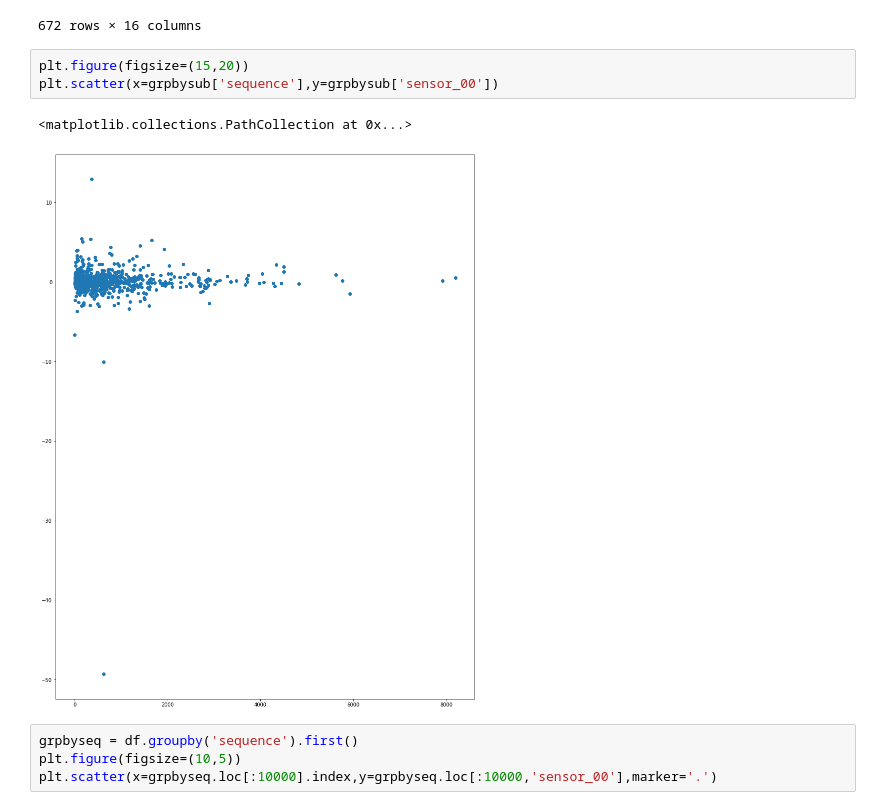
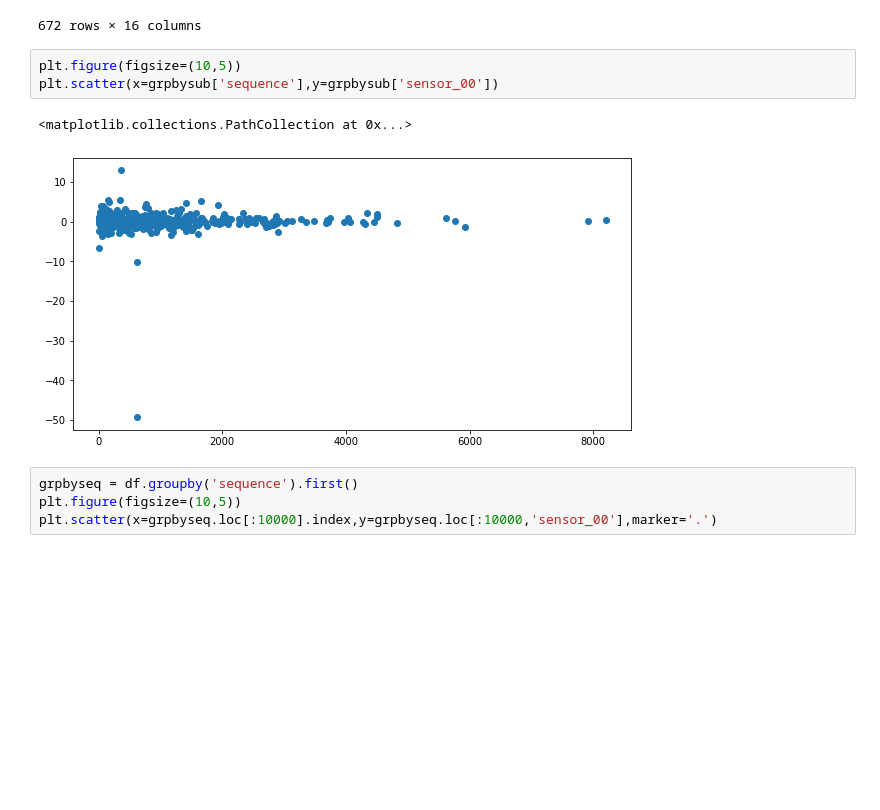
Before and after one commit to tathagatsathe/kaggle, a Jupyter notebook: Tabular Playground Series - Apr 2022.ipynb, the cells around one changed output. Drawn from its saved outputs; the diff is of its cells as text; blank space fills up the shorter version.

```diff
--- a/Tabular Playground Series - Apr 2022.ipynb
+++ b/Tabular Playground Series - Apr 2022.ipynb
@@ -69,11 +69,11 @@ grpbysub
 | 671 | 60 | 0 | 0.019320 | -0.819328 | 0.000000 | 0.702655 | 0.352294 | 0.307405 | -0.129326 | ... |
 672 rows × 16 columns
 # %%
-plt.figure(figsize=(15,20))
+plt.figure(figsize=(10,5))
 plt.scatter(x=grpbysub['sequence'],y=grpbysub['sensor_00'])
 # %% [output]
 <matplotlib.collections.PathCollection at 0x...>
-[figure, old version]
+[figure, new version]
 # %%
 grpbyseq = df.groupby('sequence').first()
 plt.figure(figsize=(10,5))
```
Also changed, not shown: parts of 22 cells of this notebook.
